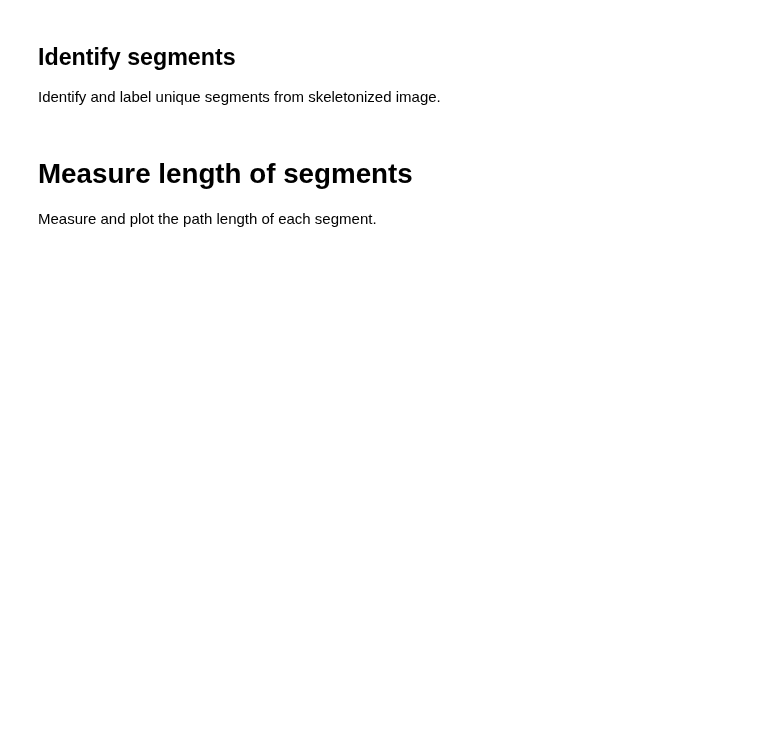
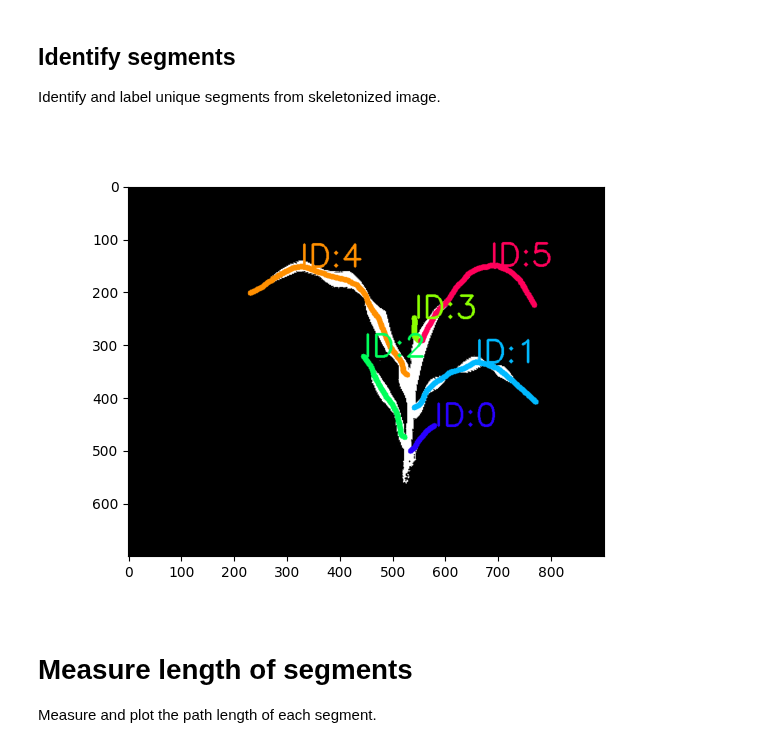
Before and after one commit to danforthcenter/plantcv-tutorial-morphology, a Jupyter notebook: index.ipynb, the cells around one changed output. Saved outputs shown, nothing was run; the diff lists cells and outputs as text; code cells hidden in the pictures; blank space fills up the shorter version.

```diff
--- a/index.ipynb
+++ b/index.ipynb
@@ -161,11 +191,18 @@ tip_pts_mask = pcv.morphology.find_tips(skel_img=pruned_skel, mask=None, label="
+# %%
+# Downsize parameters to make annotations more readable
+pcv.params.text_size = 2
+pcv.params.text_thickness = 3
+pcv.params.line_thickness = 10
 # %% [markdown]
 ## Identify segments
 
 Identify and label unique segments from skeletonized image.
 # %%
-segmented_img, labeled_img1 = pcv.morphology.segment_id(skel_img=pruned_skel,
+segmented_img, labeled_img = pcv.morphology.segment_id(skel_img=pruned_skel,
                                                        objects=leaf_obj,
                                                        mask=cropped_mask)
+# %% [output]
+[figure, added]
 # %% [markdown]
 # Measure length of segments
 
```
Also changed, not shown: parts of 22 cells of this notebook.
